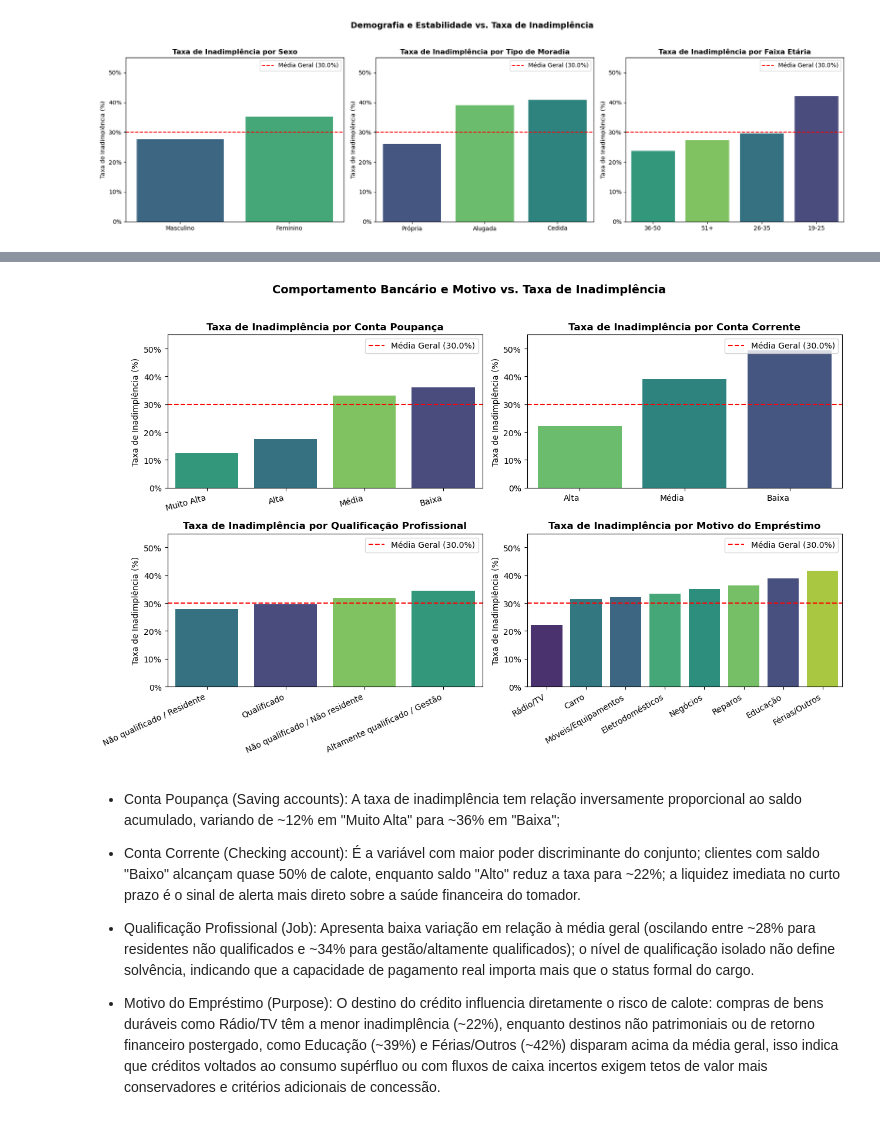
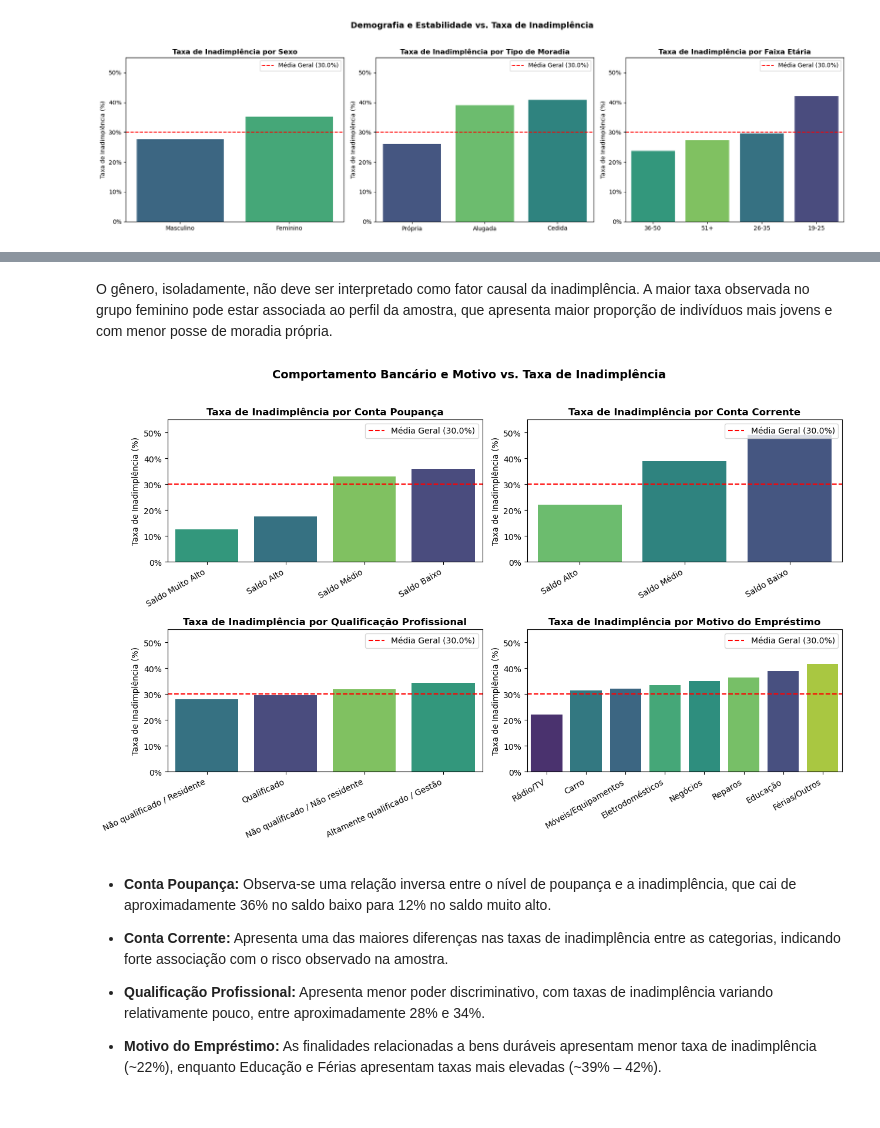
Before and after one commit to VincTorres/Credit_Risk, a Jupyter notebook: notebooks/01_EDA.ipynb, the cells around one changed output, grey strips where cells are left out. Saved outputs shown, nothing was run; the diff lists cells and outputs as text; code cells hidden in the pictures.

```diff
--- a/notebooks/01_EDA.ipynb
+++ b/notebooks/01_EDA.ipynb
@@ -322,17 +515,19 @@ Faixa Etária: Jovens de 19–25 anos atingem a marca crítica de ~42% de inadim
+# %% [markdown]
+O gênero, isoladamente, não deve ser interpretado como fator causal da inadimplência. A maior taxa observada no grupo feminino pode estar associada ao perfil da amostra, que apresenta maior proporção de indivíduos mais jovens e com menor posse de moradia própria.
 # %%
 #Comportamento Bancário & Motivo (Saving, Checking, Job, Purpose)
 grid2_config = [
     {
         'col': 'Saving accounts',
         'title': 'Conta Poupança',
-        'labels': {'little': 'Baixa', 'moderate': 'Média', 'quite rich': 'Alta', 'rich': 'Muito Alta'},
-        'rot': 15
+        'labels': {'little': 'Saldo Baixo', 'moderate': 'Saldo Médio', 'quite rich': 'Saldo Alto', 'rich': 'Saldo Muito Alto'},
+        'rot': 30
     },
     {
         'col': 'Checking account',
         'title': 'Conta Corrente',
-        'labels': {'little': 'Baixa', 'moderate': 'Média', 'rich': 'Alta'},
-        'rot': 0
+        'labels': {'little': 'Saldo Baixo', 'moderate': 'Saldo Médio', 'rich': 'Saldo Alto'},
+        'rot': 30
     },
     {
         'col': 'Job',
@@ -370,40 +565,40 @@ for i, conf in enumerate(grid2_config):
         data=df,
         x=col,
         y='Risco_Num',
         hue=col,
         order=order,
         palette='viridis',
         errorbar=None,
         legend=False,
         ax=ax
     )
 
     ax.axhline(media_geral, color='red', linestyle='--', linewidth=1.5, label=f'Média Geral ({media_geral:.1%})')
 
     ax.set_title(f'Taxa de Inadimplência por {conf["title"]}', fontsize=12, fontweight='bold')
     ax.set_xlabel('')
     ax.set_ylabel('Taxa de Inadimplência (%)', fontsize=10)
     ax.yaxis.set_major_formatter(PercentFormatter(1.0))
     ax.set_ylim(0, 0.55)
     ax.legend(loc='upper right')
 
     ax.set_xticks(range(len(order)))
     if conf['labels']:
         ax.set_xticklabels([conf['labels'].get(v, str(v)) for v in order], rotation=conf['rot'], ha='right')
     else:
         ax.set_xticklabels(order, rotation=conf['rot'], ha='right')
 
 plt.suptitle('Comportamento Bancário e Motivo vs. Taxa de Inadimplência', fontsize=14, fontweight='bold', y=1.02)
 plt.tight_layout()
 plt.show()
 # %% [output]
-[figure, old version]
+[figure, new version]
 # %% [markdown]
-- Conta Poupança (Saving accounts): A taxa de inadimplência tem relação inversamente proporcional ao saldo acumulado, variando de ~12% em "Muito Alta" para ~36% em "Baixa";
+- **Conta Poupança:** Observa-se uma relação inversa entre o nível de poupança e a inadimplência, que cai de aproximadamente 36% no saldo baixo para 12% no saldo muito alto.
 
-- Conta Corrente (Checking account): É a variável com maior poder discriminante do conjunto; clientes com saldo "Baixo" alcançam quase 50% de calote, enquanto saldo "Alto" reduz a taxa para ~22%; a liquidez imediata no curto prazo é o sinal de alerta mais direto sobre a saúde financeira do tomador.
+- **Conta Corrente:** Apresenta uma das maiores diferenças nas taxas de inadimplência entre as categorias, indicando forte associação com o risco observado na amostra.
 
-- Qualificação Profissional (Job): Apresenta baixa variação em relação à média geral (oscilando entre ~28% para residentes não qualificados e ~34% para gestão/altamente qualificados); o nível de qualificação isolado não define solvência, indicando que a capacidade de pagamento real importa mais que o status formal do cargo.
+- **Qualificação Profissional:** Apresenta menor poder discriminativo, com taxas de inadimplência variando relativamente pouco, entre aproximadamente 28% e 34%.
 
-- Motivo do Empréstimo (Purpose): O destino do crédito influencia diretamente o risco de calote: compras de bens duráveis como Rádio/TV têm a menor inadimplência (\~22%), enquanto destinos não patrimoniais ou de retorno financeiro postergado, como Educação (\~39%) e Férias/Outros (\~42%)  disparam acima da média geral, isso indica que créditos voltados ao consumo supérfluo ou com fluxos de caixa incertos exigem tetos de valor mais conservadores e critérios adicionais de concessão.
+- **Motivo do Empréstimo:** As finalidades relacionadas a bens duráveis apresentam menor taxa de inadimplência (\~22%), enquanto Educação e Férias apresentam taxas mais elevadas (\~39% – 42%).
 # %%
```
Also changed, not shown: parts of 23 cells of this notebook, 1 other file.
